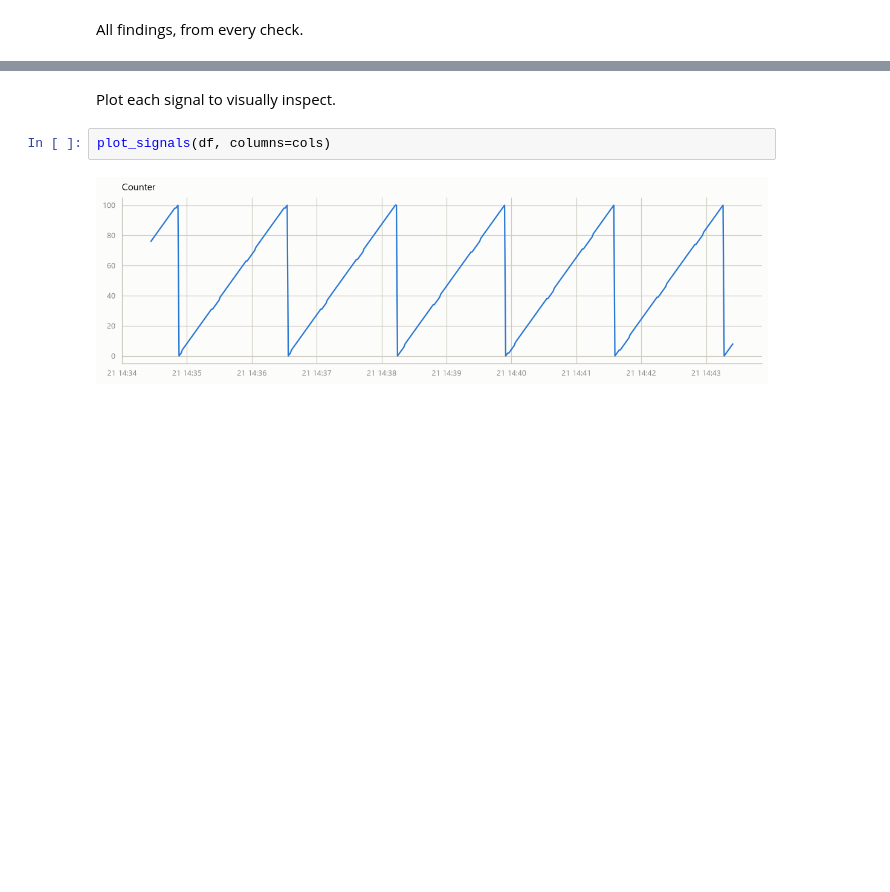
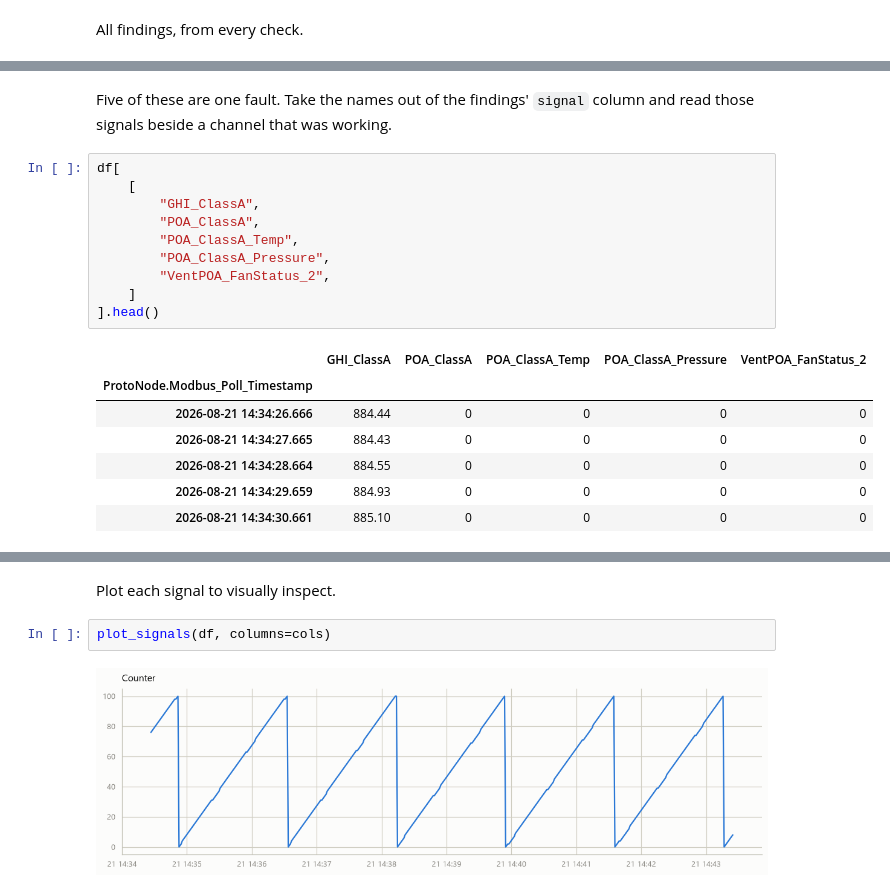
Before and after one commit to bftrock/se-analysis, a Jupyter notebook: notebooks/Validate_ProtoNode_File.ipynb, the cells around one changed output, grey strips where cells are left out. Saved outputs shown, nothing was run; the diff lists cells and outputs as text; blank space fills up the shorter version.

```diff
--- a/notebooks/Process_ProtoNode_File.ipynb
+++ b/notebooks/Validate_ProtoNode_File.ipynb
@@ -78,4 +99,24 @@ findings
 | 6 | stall | RefCell_Temp_1 | held 41.3802032 for 0 days 00:08:58 | 41.380203 | 2026-08-21 14:34:26.666000 | 2026-08-21 14:43:24.666000 | 0 days 00:08:58 | 539 |
 | 7 | expected | VentPOA_FanStatus_2 | 539 value(s) != 1 (saw ['0']) | 0 | 2026-08-21 14:34:26.666000 | 2026-08-21 14:43:24.666000 | 0 days 00:08:58 | 539 |
 | 8 | utc | (all signals) | stamps are UTC-05:00, not UTC | -1 days +19:00:00 | 2026-08-21 14:34:26.666000 | 2026-08-21 14:43:24.666000 | 0 days 00:08:58 | 539 |
+# %% [markdown]
+Five of these are one fault. Take the names out of the findings' `signal` column and read those signals beside a channel that was working.
+# %%
+df[
+    [
+        "GHI_ClassA",
+        "POA_ClassA",
+        "POA_ClassA_Temp",
+        "POA_ClassA_Pressure",
+        "VentPOA_FanStatus_2",
+    ]
+].head()
+# %% [output]
+|  | GHI_ClassA | POA_ClassA | POA_ClassA_Temp | POA_ClassA_Pressure | VentPOA_FanStatus_2 |
+| ProtoNode.Modbus_Poll_Timestamp |  |  |  |  |  |
+| 2026-08-21 14:34:26.666 | 884.44 | 0 | 0 | 0 | 0 |
+| 2026-08-21 14:34:27.665 | 884.43 | 0 | 0 | 0 | 0 |
+| 2026-08-21 14:34:28.664 | 884.55 | 0 | 0 | 0 | 0 |
+| 2026-08-21 14:34:29.659 | 884.93 | 0 | 0 | 0 | 0 |
+| 2026-08-21 14:34:30.661 | 885.10 | 0 | 0 | 0 | 0 |
 # %% [markdown]
```
Also changed, not shown: parts of 15 cells of this notebook, 4 other files.
